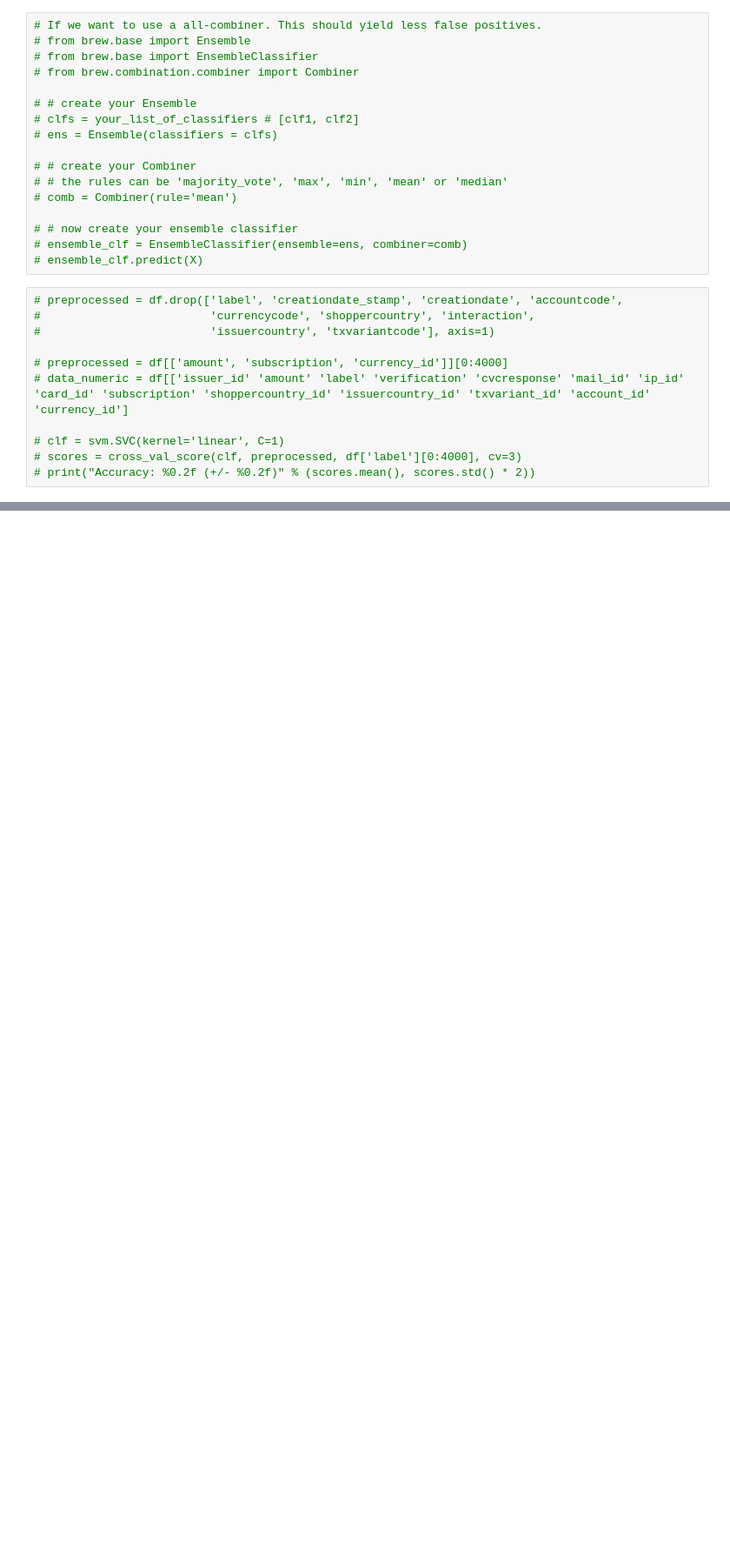
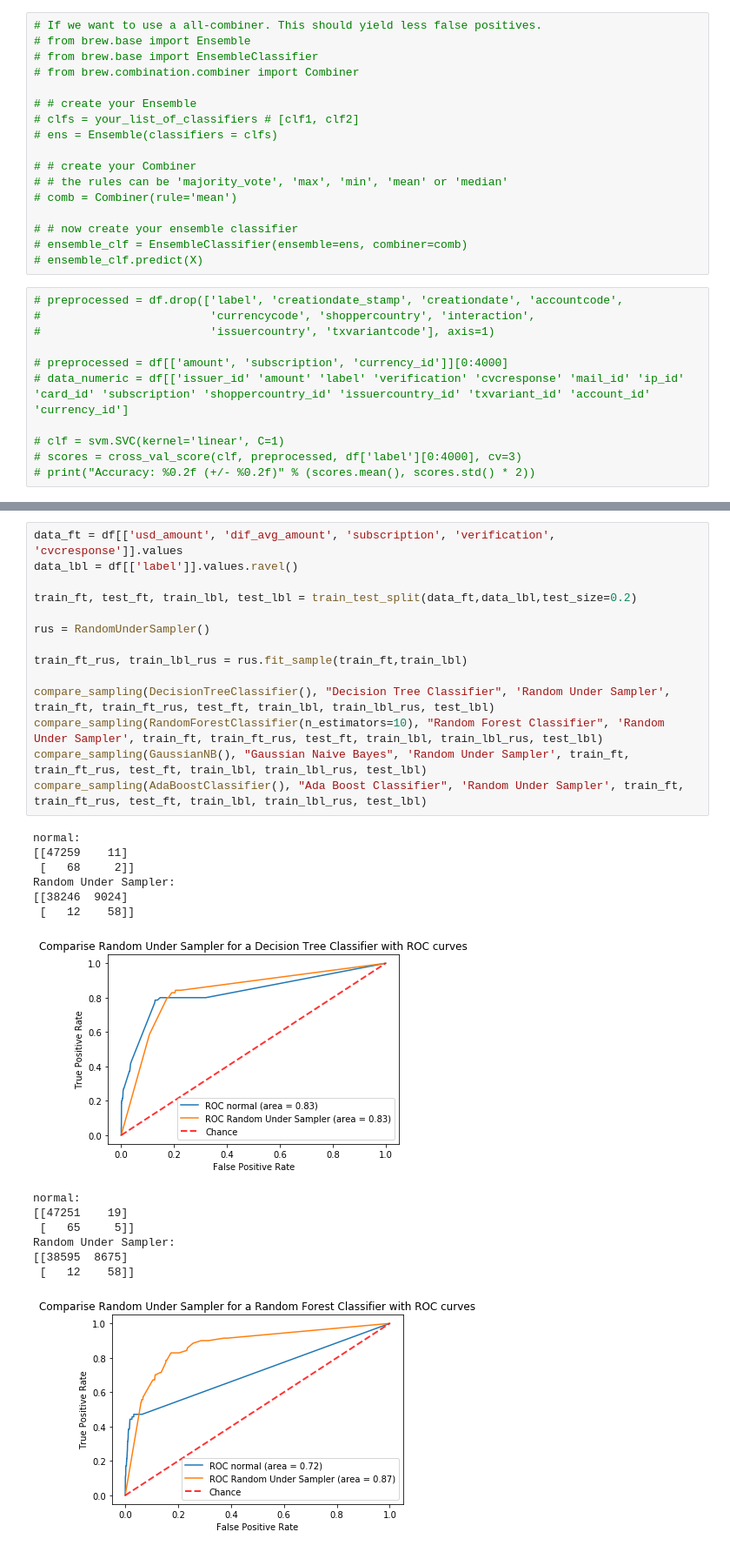
Before and after one commit to R-Graafmans/CDA_CS4035, a Jupyter notebook: Week 1 - Credit Card Fraud/Main-pandas.ipynb, the cells around one changed output, grey strips where cells are left out. Shown at 87% size. Cells and saved outputs as stored; diff of their text form; blank space fills up the shorter version.

```diff
--- a/Week 1 - Credit Card Fraud/Main-pandas.ipynb
+++ b/Week 1 - Credit Card Fraud/Main-pandas.ipynb
@@ -241,0 +266,29 @@ def plot_line_compare_smote(classifier, line_label, train_ft, test_ft, train_lbl
+# %%
+data_ft = df[['usd_amount', 'dif_avg_amount', 'subscription', 'verification', 'cvcresponse']].values
+data_lbl = df[['label']].values.ravel()
+
+train_ft, test_ft, train_lbl, test_lbl = train_test_split(data_ft,data_lbl,test_size=0.2)
+
+rus = RandomUnderSampler()
+
+train_ft_rus, train_lbl_rus = rus.fit_sample(train_ft,train_lbl)
+
+compare_sampling(DecisionTreeClassifier(), "Decision Tree Classifier", 'Random Under Sampler', train_ft, train_ft_rus, test_ft, train_lbl, train_lbl_rus, test_lbl)
+compare_sampling(RandomForestClassifier(n_estimators=10), "Random Forest Classifier", 'Random Under Sampler', train_ft, train_ft_rus, test_ft, train_lbl, train_lbl_rus, test_lbl)
+compare_sampling(GaussianNB(), "Gaussian Naive Bayes", 'Random Under Sampler', train_ft, train_ft_rus, test_ft, train_lbl, train_lbl_rus, test_lbl)
+compare_sampling(AdaBoostClassifier(), "Ada Boost Classifier", 'Random Under Sampler', train_ft, train_ft_rus, test_ft, train_lbl, train_lbl_rus, test_lbl)
+# %% [output]
+normal:
+[[47259    11]
+ [   68     2]]
+Random Under Sampler:
+[[38246  9024]
+ [   12    58]]
+[figure, added]
+normal:
+[[47251    19]
+ [   65     5]]
+Random Under Sampler:
+[[38595  8675]
+ [   12    58]]
+[figure, added]
```
Also changed, not shown: parts of 8 cells of this notebook, 1 other file.
